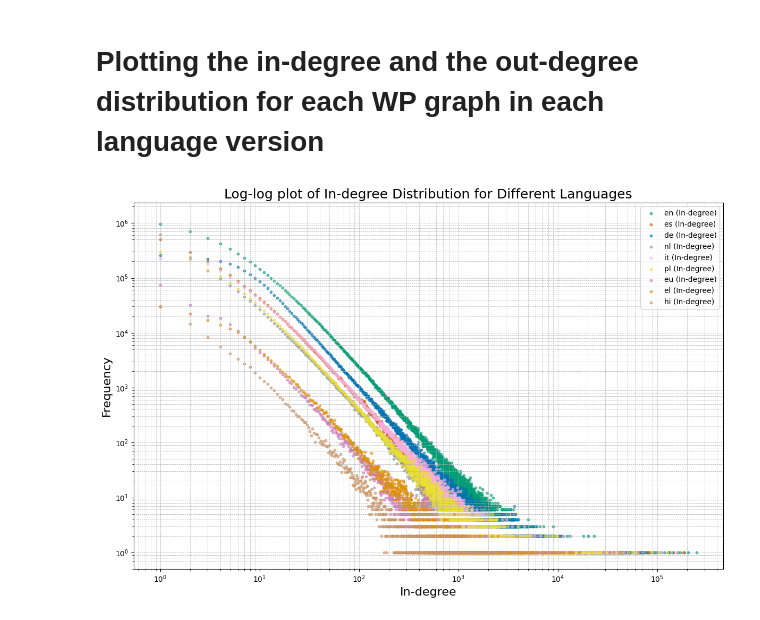
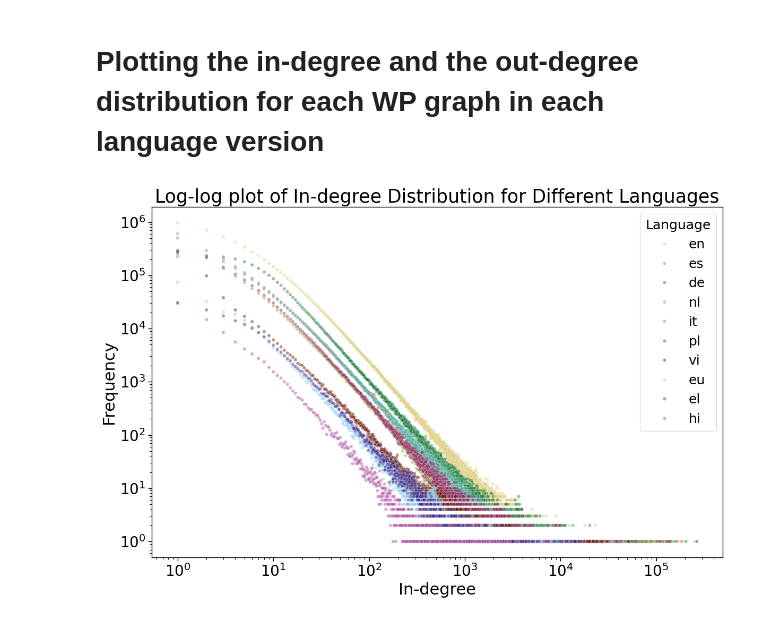
Before and after one commit to PaschalisAg/WikiTextGraph, a Jupyter notebook: notebook/EDA_graph.ipynb, the cells around one changed output. Cells and saved outputs as stored; diff of their text form; code cells hidden in the pictures.

```diff
--- a/notebook/EDA_graph.ipynb
+++ b/notebook/EDA_graph.ipynb
@@ -7,7 +7,7 @@ import pyarrow.parquet as pq
 
 base_dir = 'D:Users/Paschalis/phd/data/'  # base directory where the different language versions are saved
 
-language_codes = ['en', 'es', 'it', 'el', 'nl', 'pl', 'eu', 'hi', 'de']  # adjust if you want to add more or remove existing ones
+language_codes = ['en', 'es', 'it', 'el', 'nl', 'pl', 'eu', 'hi', 'de', 'vi']  # adjust if you want to add more or remove existing ones
 
 metrics = []
 
@@ -97,76 +99,90 @@ import ast
 from collections import Counter
 import seaborn as sns
 import matplotlib.pyplot as plt
+import pandas as pd
 
+# custom 14-color colorblind-friendly palette
+colorblind_palette = [
+    "#117733", "#332288", "#DDCC77", "#CC6677", "#88CCEE",
+    "#AA4499", "#44AA99", "#999933", "#882255", "#661100",
+    "#6699CC", "#888888", "#F0E442", "#D55E00"
+]
 
-# Sort languages to ensure consistent color mapping
+# set the palette globally
+sns.set_palette(colorblind_palette)
+sns.set_context('paper')
+
+# extract language codes and assign fixed color from palette
 languages = sorted(set(metrics_df["language_code"]))
-colorblind_palette = sns.color_palette("colorblind", len(languages))
-
-# Assign a fixed color to each language
 language_colors = {lang: color for lang, color in zip(languages, colorblind_palette)}
 
-language_versions_processed = dict()
-for index, row in metrics_df.iterrows():
+# process in and out degree
+language_versions_processed = {}
+for _, row in metrics_df.iterrows():
     language = row["language_code"]
 
-    # Parse degree distributions if stored as strings
     in_degrees = row["in_degree_distribution"]
     out_degrees = row["out_degree_distribution"]
 
     if isinstance(in_degrees, str):
-        in_degrees = ast.literal_eval(in_degrees)  # Safely evaluate string to dictionary
+        in_degrees = ast.literal_eval(in_degrees)
     if isinstance(out_degrees, str):
         out_degrees = ast.literal_eval(out_degrees)
 
-    # Convert to list for plotting
-    in_degrees = list(in_degrees.values())
-    out_degrees = list(out_degrees.values())
+    in_degrees = [d for d in in_degrees.values() if d > 0]
+    out_degrees = [d for d in out_degrees.values() if d > 0]
 
-    # Store in a dictionary for plotting
     language_versions_processed[language] = {
         "in_degrees": in_degrees,
         "out_degrees": out_degrees,
     }
 
-# Plot in-degree distribution
+in_data, out_data = [], []
+for language, data in language_versions_processed.items():
+    for degree, count in Counter(data["in_degrees"]).items():
+        in_data.append({"Degree": degree, "Frequency": count, "Language": language})
+    for degree, count in Counter(data["out_degrees"]).items():
+        out_data.append({"Degree": degree, "Frequency": count, "Language": language})
+
+in_df = pd.DataFrame(in_data)
+out_df = pd.DataFrame(out_data)
+
+# in-degree
 plt.figure(figsize=(12, 8))
-for language, data in language_versions_processed.items():
-    in_degree_counts = Counter(data["in_degrees"])
-    x_in, y_in = zip(*in_degree_counts.items())
-    plt.scatter(
-        x_in, y_in, label=f"{language} (In-degree)", alpha=0.6, s=10, color=language_colors[language]
-    )
-
+sns.scatterplot(
+    data=in_df, x="Degree", y="Frequency", hue="Language",
+    palette=language_colors, alpha=0.45, s=20
+)
+plt.tick_params(axis='both', which='major', labelsize=20)
+plt.legend(title='Language', title_fontsize=18, fontsize=18)
 plt.xscale("log")
 plt.yscale("log")
-plt.xlabel("In-degree", fontsize=16)
-plt.ylabel("Frequency", fontsize=16)
-plt.title("Log-log plot of In-degree Distribution for Different Languages", fontsize=18)
-plt.legend()
-plt.grid(True, which="both", linestyle="--", linewidth=0.5)
+plt.xlabel("In-degree", fontsize=22)
+plt.ylabel("Frequency", fontsize=22)
+plt.title("Log-log plot of In-degree Distribution for Different Languages", fontsize=25)
+# plt.grid(True, which="both", linestyle="--", linewidth=0.5)
 plt.tight_layout()
 plt.savefig('../results/in_deg_dist_multiling.png', dpi=500)
+plt.savefig('../results/in_deg_dist_multiling.pdf', dpi=500)
 plt.show()
 
-# Plot out-degree distribution
+# out-degree
 plt.figure(figsize=(12, 8))
-for language, data in language_versions_processed.items():
-    out_degree_counts = Counter(data["out_degrees"])
-    x_out, y_out = zip(*out_degree_counts.items())
-    plt.scatter(
-        x_out, y_out, label=f"{language} (Out-degree)", alpha=0.6, s=10, color=language_colors[language]
-    )
-
+sns.scatterplot(
+    data=out_df, x="Degree", y="Frequency", hue="Language",
+    palette=language_colors, alpha=0.45, s=20
+)
+plt.tick_params(axis='both', which='major', labelsize=20)
+plt.legend(title='Language', title_fontsize=18, fontsize=18)
 plt.xscale("log")
 plt.yscale("log")
-plt.xlabel("Out-degree", fontsize=16)
-plt.ylabel("Frequency", fontsize=16)
-plt.title("Log-log plot of Out-degree Distribution for Different Languages", fontsize=18)
-plt.legend()
-plt.grid(True, which="both", linestyle="--", linewidth=0.5)
+plt.xlabel("Out-degree", fontsize=22)
+plt.ylabel("Frequency", fontsize=22)
+plt.title("Log-log plot of Out-degree Distribution for Different Languages", fontsize=25)
+# plt.grid(True, which="both", linestyle="--", linewidth=0.5)
 plt.tight_layout()
 plt.savefig('../results/out_deg_dist_multiling.png', dpi=500)
+plt.savefig('../results/out_deg_dist_multiling.pdf', dpi=500)
 plt.show()
 # %% [output]
-[figure, old version]
+[figure, new version]
```
Also changed, not shown: parts of 3 cells of this notebook, 10 other files.
